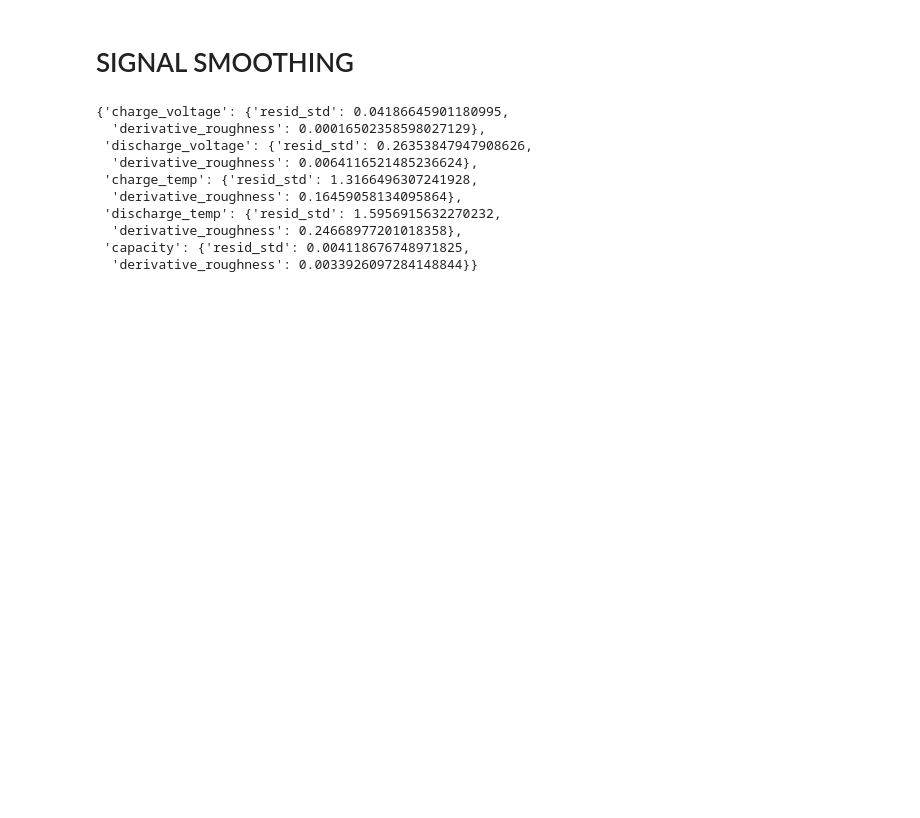
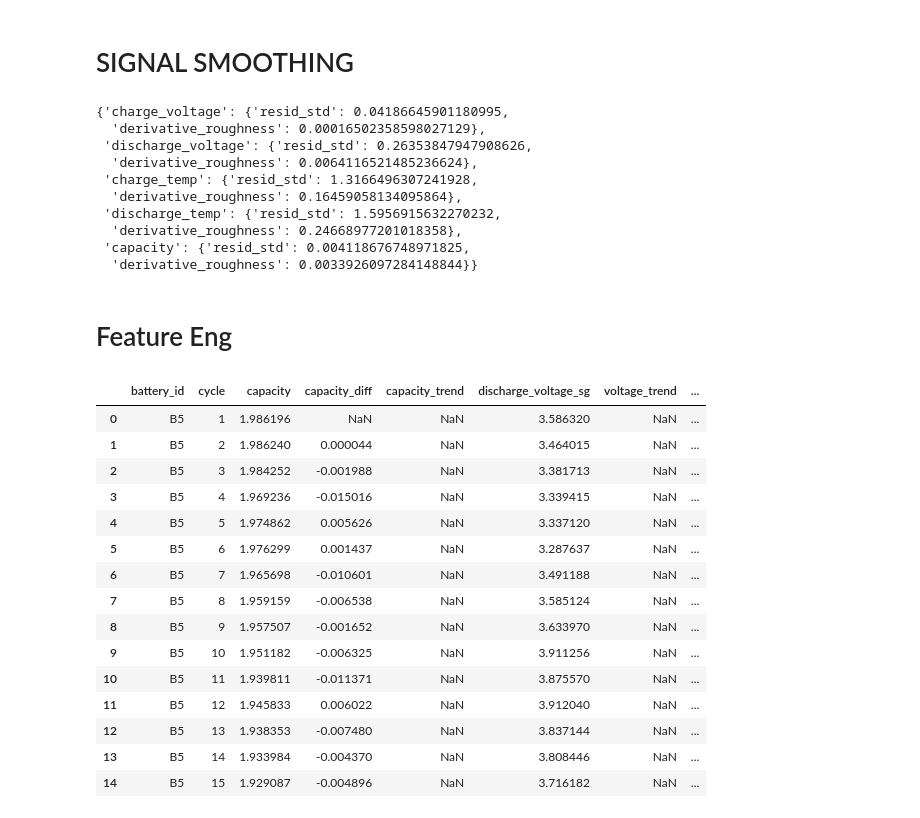
Before and after one commit to kru2710shna/Battery-Degradation-Pattern-Detection, a Jupyter notebook: EDA_Process/eda_battery.ipynb, the cells around one changed output. Saved outputs shown, nothing was run; the diff lists cells and outputs as text; code cells hidden in the pictures; blank space fills up the shorter version.

```diff
--- a/EDA_Process/eda_battery.ipynb
+++ b/EDA_Process/eda_battery.ipynb
@@ -194,3 +194,74 @@ qc_report
   'derivative_roughness': 0.24668977201018358},
  'capacity': {'resid_std': 0.004118676748971825,
   'derivative_roughness': 0.0033926097284148844}}
+# %% [markdown]
+# Feature Eng
+# %%
+import numpy as np
+import pandas as pd
+from sklearn.linear_model import LinearRegression
+
+# ---- Helper: rolling linear regression slope ----
+def rolling_slope(y, window=20):
+    """
+    Compute local slope (1st-order trend) over a sliding window.
+    The result has the same length as y, filled with NaN for the first (window-1) entries.
+    """
+    y = np.asarray(y)
+    n = len(y)
+    out = np.full(n, np.nan)
+    X = np.arange(n).reshape(-1, 1)
+    for i in range(window - 1, n):
+        sl = slice(i - window + 1, i + 1)
+        reg = LinearRegression().fit(X[sl], y[sl])
+        out[i] = reg.coef_[0]
+    return out
+
+
+# ---- Start with your smoothed DataFrame from Cell 5 ----
+df_feat = df_clean.copy()
+
+# Compute Δ capacity and Δ temperature between successive cycles
+df_feat["capacity_diff"] = df_feat.groupby("battery_id")["capacity"].diff()
+df_feat["discharge_temp_diff"] = df_feat.groupby("battery_id")["discharge_temp_sg"].diff()
+df_feat["charge_temp_diff"] = df_feat.groupby("battery_id")["charge_temp_sg"].diff()
+
+# ---- Rolling slopes for capacity and voltage trends ----
+df_feat["capacity_trend"] = (
+    df_feat.groupby("battery_id")["capacity"].transform(lambda s: rolling_slope(s.values, window=25))
+)
+
+df_feat["voltage_trend"] = (
+    df_feat.groupby("battery_id")["discharge_voltage_sg"].transform(lambda s: rolling_slope(s.values, window=25))
+)
+
+# ---- Optional: combine temperature and capacity slopes to form a degradation index ----
+df_feat["degradation_index"] = (
+    -df_feat["capacity_trend"].fillna(0) * (1 + 0.05 * df_feat["discharge_temp_sg"].fillna(0))
+)
+
+# ---- Quick inspection ----
+cols_show = [
+    "battery_id", "cycle",
+    "capacity", "capacity_diff", "capacity_trend",
+    "discharge_voltage_sg", "voltage_trend",
+    "discharge_temp_sg", "degradation_index"
+]
+df_feat[cols_show].head(15)
+# %% [output]
+|  | battery_id | cycle | capacity | capacity_diff | capacity_trend | discharge_voltage_sg | voltage_trend | ... |
+| 0 | B5 | 1 | 1.986196 | NaN | NaN | 3.586320 | NaN | ... |
+| 1 | B5 | 2 | 1.986240 | 0.000044 | NaN | 3.464015 | NaN | ... |
+| 2 | B5 | 3 | 1.984252 | -0.001988 | NaN | 3.381713 | NaN | ... |
+| 3 | B5 | 4 | 1.969236 | -0.015016 | NaN | 3.339415 | NaN | ... |
+| 4 | B5 | 5 | 1.974862 | 0.005626 | NaN | 3.337120 | NaN | ... |
+| 5 | B5 | 6 | 1.976299 | 0.001437 | NaN | 3.287637 | NaN | ... |
+| 6 | B5 | 7 | 1.965698 | -0.010601 | NaN | 3.491188 | NaN | ... |
+| 7 | B5 | 8 | 1.959159 | -0.006538 | NaN | 3.585124 | NaN | ... |
+| 8 | B5 | 9 | 1.957507 | -0.001652 | NaN | 3.633970 | NaN | ... |
+| 9 | B5 | 10 | 1.951182 | -0.006325 | NaN | 3.911256 | NaN | ... |
+| 10 | B5 | 11 | 1.939811 | -0.011371 | NaN | 3.875570 | NaN | ... |
+| 11 | B5 | 12 | 1.945833 | 0.006022 | NaN | 3.912040 | NaN | ... |
+| 12 | B5 | 13 | 1.938353 | -0.007480 | NaN | 3.837144 | NaN | ... |
+| 13 | B5 | 14 | 1.933984 | -0.004370 | NaN | 3.808446 | NaN | ... |
+| 14 | B5 | 15 | 1.929087 | -0.004896 | NaN | 3.716182 | NaN | ... |
```
Also changed, not shown: parts of 6 cells of this notebook, 2 other files.
